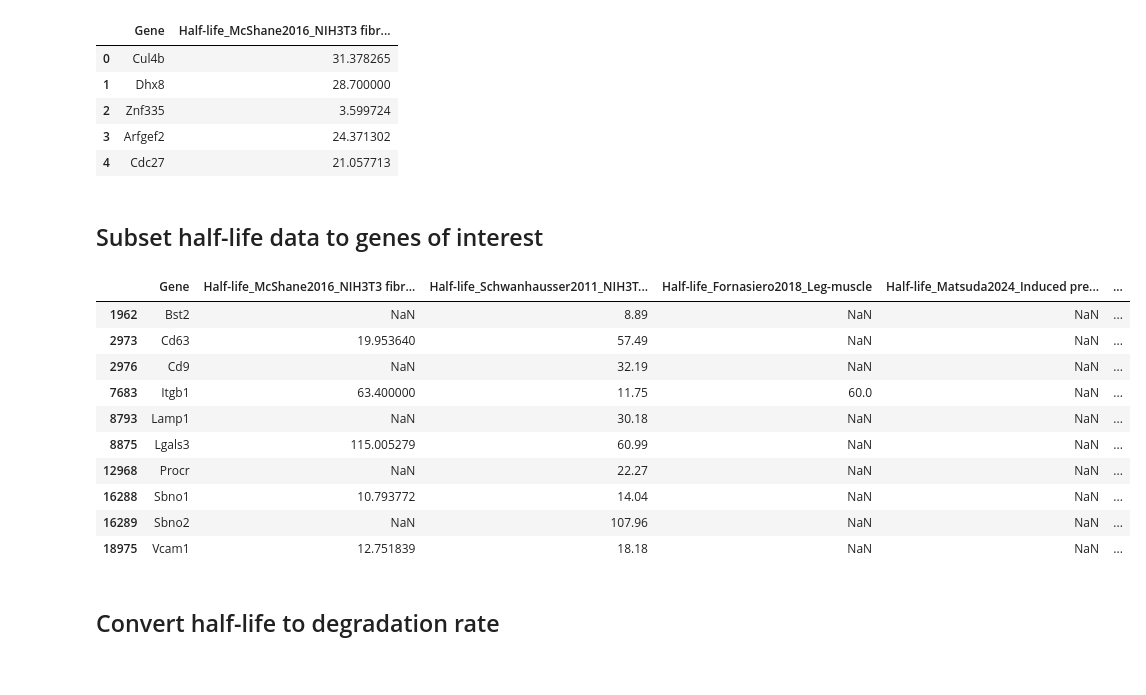
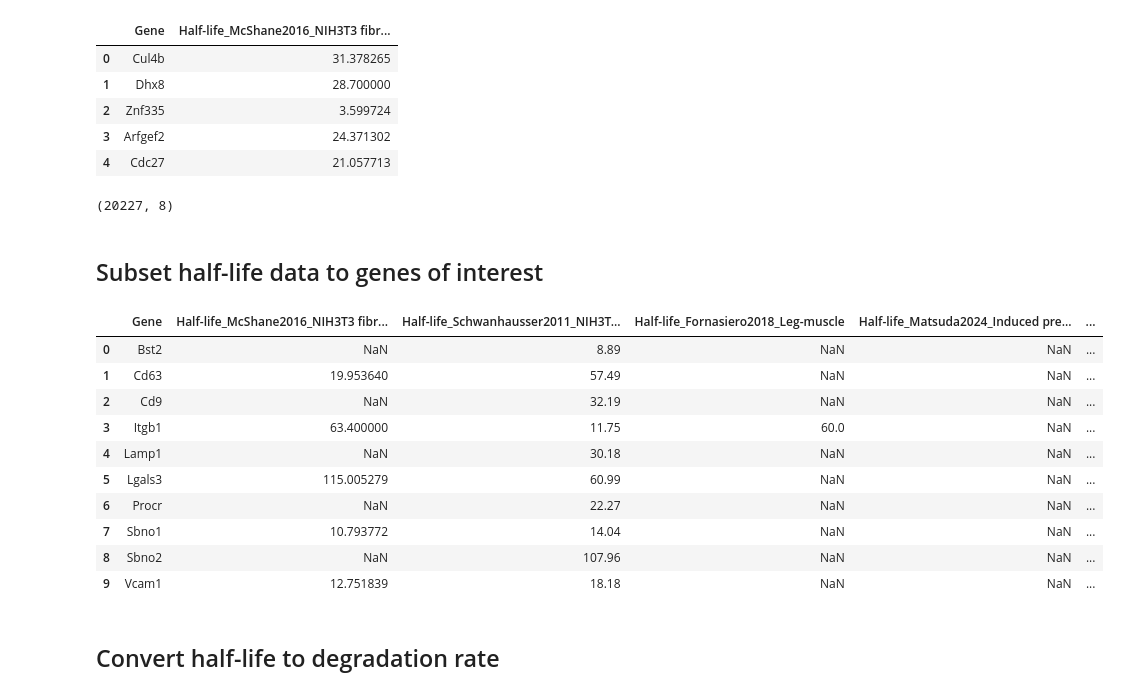
Before and after one commit to reliscu/chronocell_janssens_2025_preprint, a Jupyter notebook: 06_impute_protein.ipynb, the cells around one changed output. Cells and saved outputs as stored; diff of their text form; code cells hidden in the pictures.

```diff
--- a/06_impute_protein.ipynb
+++ b/06_impute_protein.ipynb
@@ -82,24 +84,28 @@ df_list[0].head()
 | 4 | Cdc27 | 21.057713 |
 # %%
 df = reduce(lambda x, y: pd.merge(x, y, on="Gene", how="outer"), df_list)
+# %%
+df.shape
+# %% [output]
+(20227, 8)
 # %% [markdown]
 ## Subset half-life data to genes of interest
 # %%
 df_subset = df.loc[df['Gene'].isin(genes.iloc[gene_idx]['Gene_symbol'])]
 # %%
-df_subset
+df_subset.reset_index(drop=True)
 # %% [output]
 |  | Gene | Half-life_McShane2016_NIH3T3 fibr... | Half-life_Schwanhausser2011_NIH3T... | Half-life_Fornasiero2018_Leg-muscle | Half-life_Matsuda2024_Induced pre... | ... |
-| 1962 | Bst2 | NaN | 8.89 | NaN | NaN | ... |
-| 2973 | Cd63 | 19.953640 | 57.49 | NaN | NaN | ... |
-| 2976 | Cd9 | NaN | 32.19 | NaN | NaN | ... |
-| 7683 | Itgb1 | 63.400000 | 11.75 | 60.0 | NaN | ... |
-| 8793 | Lamp1 | NaN | 30.18 | NaN | NaN | ... |
-| 8875 | Lgals3 | 115.005279 | 60.99 | NaN | NaN | ... |
-| 12968 | Procr | NaN | 22.27 | NaN | NaN | ... |
-| 16288 | Sbno1 | 10.793772 | 14.04 | NaN | NaN | ... |
-| 16289 | Sbno2 | NaN | 107.96 | NaN | NaN | ... |
-| 18975 | Vcam1 | 12.751839 | 18.18 | NaN | NaN | ... |
+| 0 | Bst2 | NaN | 8.89 | NaN | NaN | ... |
+| 1 | Cd63 | 19.953640 | 57.49 | NaN | NaN | ... |
+| 2 | Cd9 | NaN | 32.19 | NaN | NaN | ... |
+| 3 | Itgb1 | 63.400000 | 11.75 | 60.0 | NaN | ... |
+| 4 | Lamp1 | NaN | 30.18 | NaN | NaN | ... |
+| 5 | Lgals3 | 115.005279 | 60.99 | NaN | NaN | ... |
+| 6 | Procr | NaN | 22.27 | NaN | NaN | ... |
+| 7 | Sbno1 | 10.793772 | 14.04 | NaN | NaN | ... |
+| 8 | Sbno2 | NaN | 107.96 | NaN | NaN | ... |
+| 9 | Vcam1 | 12.751839 | 18.18 | NaN | NaN | ... |
 # %% [markdown]
 ## Convert half-life to degradation rate
 # %%
```
Also changed, not shown: parts of 1 cell of this notebook, 3 other files.
